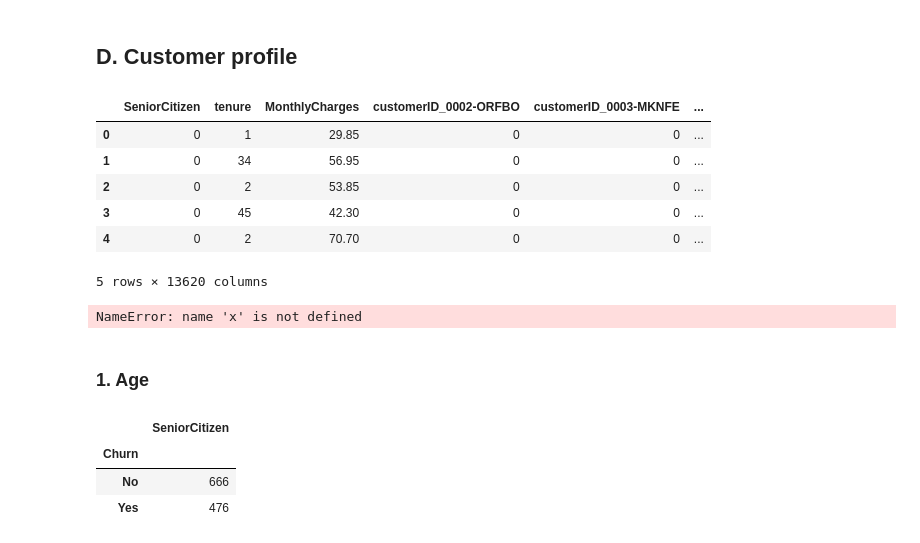
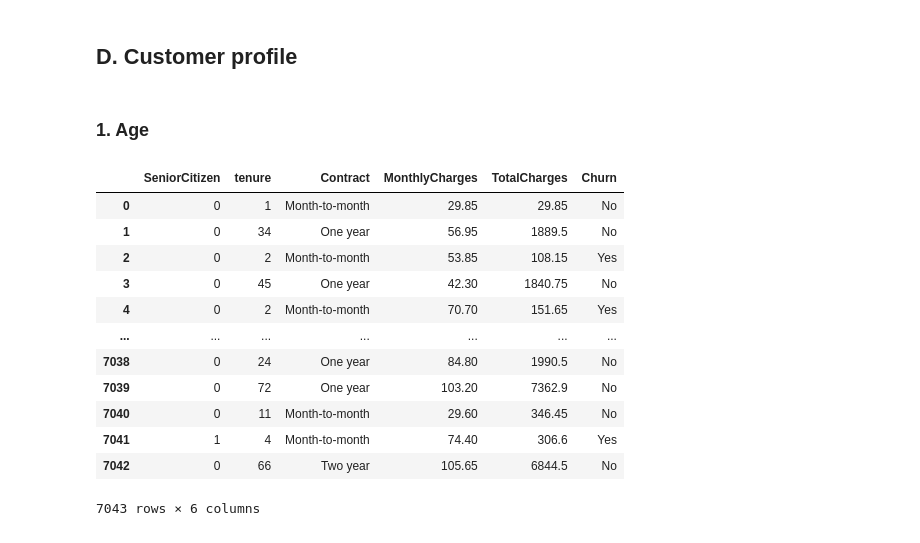
Before and after one commit to Maickery/Ayiti-Analytics-Projects, a Jupyter notebook: MaiChurnAnalysis.ipynb, the cells around one changed output. Saved outputs shown, nothing was run; the diff lists cells and outputs as text; code cells hidden in the pictures.

```diff
--- a/MaiChurnAnalysis.ipynb
+++ b/MaiChurnAnalysis.ipynb
@@ -556,28 +937,22 @@ for col in mai_data_churn.select_dtypes('object'):
-# %%
-mai_data_churn.head()
-# %% [output]
-|  | SeniorCitizen | tenure | MonthlyCharges | customerID_0002-ORFBO | customerID_0003-MKNFE | ... |
-| 0 | 0 | 1 | 29.85 | 0 | 0 | ... |
-| 1 | 0 | 34 | 56.95 | 0 | 0 | ... |
-| 2 | 0 | 2 | 53.85 | 0 | 0 | ... |
-| 3 | 0 | 45 | 42.30 | 0 | 0 | ... |
-| 4 | 0 | 2 | 70.70 | 0 | 0 | ... |
-5 rows × 13620 columns
-# %%
-x_train, x_test, y_train, y_test= train_test_split(x,y, test_size=.25, ramdom_state=1)
-# %% [output]
-NameError: name 'x' is not defined
 # %% [markdown]
 ### 1. Age
 # %%
 #The company has more young than old and they are more inclined to churn, age can use to determinate a profil.
-# %%
-profil= mai_data_churn.loc[mai_data_churn['Churn'] == 'Yes']
-profil
-age_profil = mai_data_churn[['Churn', 'SeniorCitizen']].groupby(['Churn']).sum()
-age_profil
-# %% [output]
-|  | SeniorCitizen |
-| Churn |  |
-| No | 666 |
-| Yes | 476 |
+# %%
+selected_columns = mai_data_churn1[["SeniorCitizen","tenure","Contract","MonthlyCharges","TotalCharges","Churn"]]
+new_df = selected_columns.copy()
+new_df
+# %% [output]
+|  | SeniorCitizen | tenure | Contract | MonthlyCharges | TotalCharges | Churn |
+| 0 | 0 | 1 | Month-to-month | 29.85 | 29.85 | No |
+| 1 | 0 | 34 | One year | 56.95 | 1889.5 | No |
+| 2 | 0 | 2 | Month-to-month | 53.85 | 108.15 | Yes |
+| 3 | 0 | 45 | One year | 42.30 | 1840.75 | No |
+| 4 | 0 | 2 | Month-to-month | 70.70 | 151.65 | Yes |
+| ... | ... | ... | ... | ... | ... | ... |
+| 7038 | 0 | 24 | One year | 84.80 | 1990.5 | No |
+| 7039 | 0 | 72 | One year | 103.20 | 7362.9 | No |
+| 7040 | 0 | 11 | Month-to-month | 29.60 | 346.45 | No |
+| 7041 | 1 | 4 | Month-to-month | 74.40 | 306.6 | Yes |
+| 7042 | 0 | 66 | Two year | 105.65 | 6844.5 | No |
+7043 rows × 6 columns
```
Also changed, not shown: parts of 79 cells of this notebook, 1 other file.
